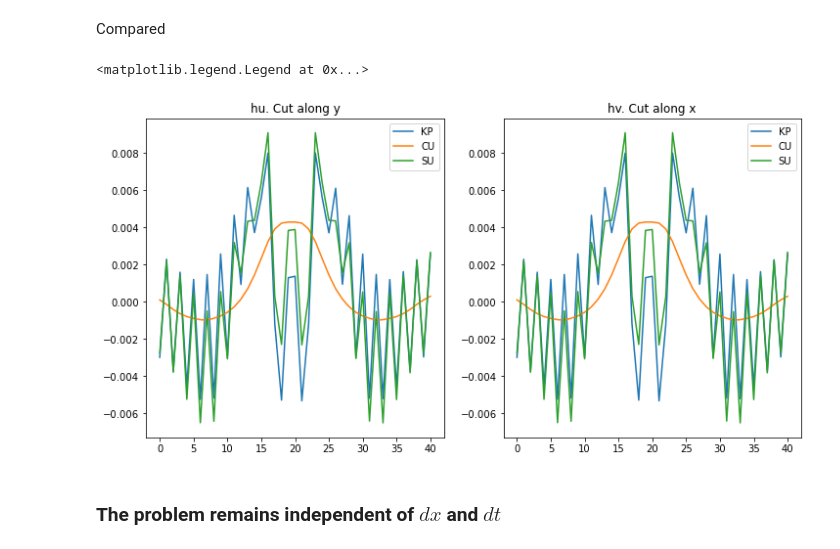
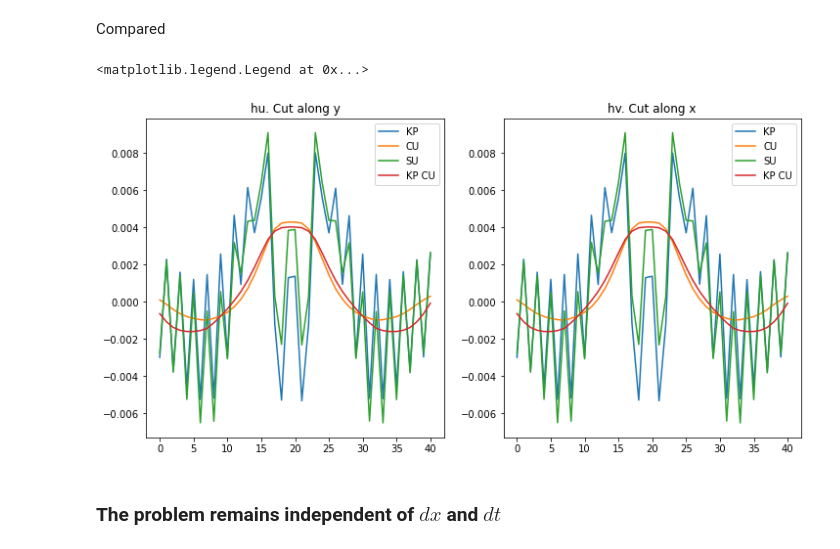
Before and after one commit to sintefmath/havvarsel-flux-investigations, a Jupyter notebook: Bump.ipynb, the cells around one changed output. Drawn from its saved outputs; the diff is of its cells as text; code cells hidden in the pictures.

```diff
--- a/Bump.ipynb
+++ b/Bump.ipynb
@@ -199,3 +205,13 @@ crosssecs(cu_sim)
 [figure]
 [figure]
 [figure]
+# %%
+from importlib import reload
+reload(KP07)
+
+cu_kp_sim = KP07.KP07(**init_args, **sim_args, dt=1.0, use_rk2=True, flux_delimiter=0.0)
+sim_plotter(cu_kp_sim, T=500, zoom=False)
+
+cu_kp_sim = KP07.KP07(**init_args, **sim_args, dt=1.0, use_rk2=True, flux_delimiter=0.0)
+sim_plotter(cu_kp_sim, T=500, zoom=True)
+crosssecs(cu_kp_sim)
@@ -204,32 +224,36 @@ Compared
 # %%
 eta_kp, hu_kp, hv_kp = kp_sim.download(interior_domain_only=True)
 eta_su, hu_su, hv_su = su_sim.download(interior_domain_only=True)
 eta_cu, hu_cu, hv_cu = cu_sim.download(interior_domain_only=True)
+kp_eta_cu, kp_hu_cu, kp_hv_cu = cu_kp_sim.download(interior_domain_only=True)
 
 midx = su_sim.nx//2
 midy = su_sim.ny//2
 x0, x1 = midx - 20, midx + 21
 y0, y1 = midy - 20, midy + 21
 
 
 fig, axs = plt.subplots(1,2, figsize=(12,6))
 axs[0].set_title("hu. Cut along y")
 axs[1].set_title("hv. Cut along x")
 
 axs[0].plot(hu_kp[y0:y1, midx-15], label="KP")
 axs[1].plot(hv_kp[midy-15, x0:x1], label="KP")
 
 axs[0].plot(hu_cu[y0:y1, midx-15], label="CU")
 axs[1].plot(hv_cu[midy-15, x0:x1], label="CU")
 
 axs[0].plot(hu_su[y0:y1, midx-15], label="SU")
 axs[1].plot(hv_su[midy-15, x0:x1], label="SU")
 
+axs[0].plot(kp_hu_cu[y0:y1, midx-15], label="KP CU")
+axs[1].plot(kp_hv_cu[midy-15, x0:x1], label="KP CU")
+
 axs[0].legend()
 axs[1].legend()
 # %% [output]
 <matplotlib.legend.Legend at 0x...>
-[figure, old version]
+[figure, new version]
 # %% [markdown]
 ### The problem remains independent of $dx$ and $dt$
 # %%
```
Also changed, not shown: parts of 5 cells of this notebook, 6 other files.
